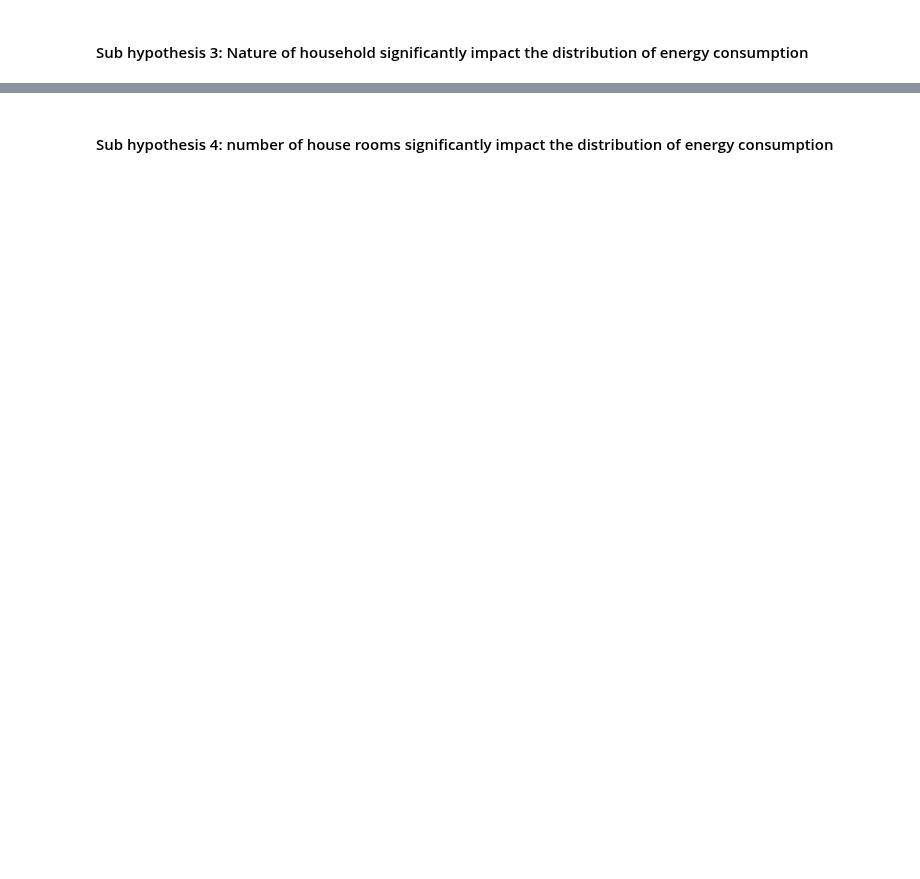
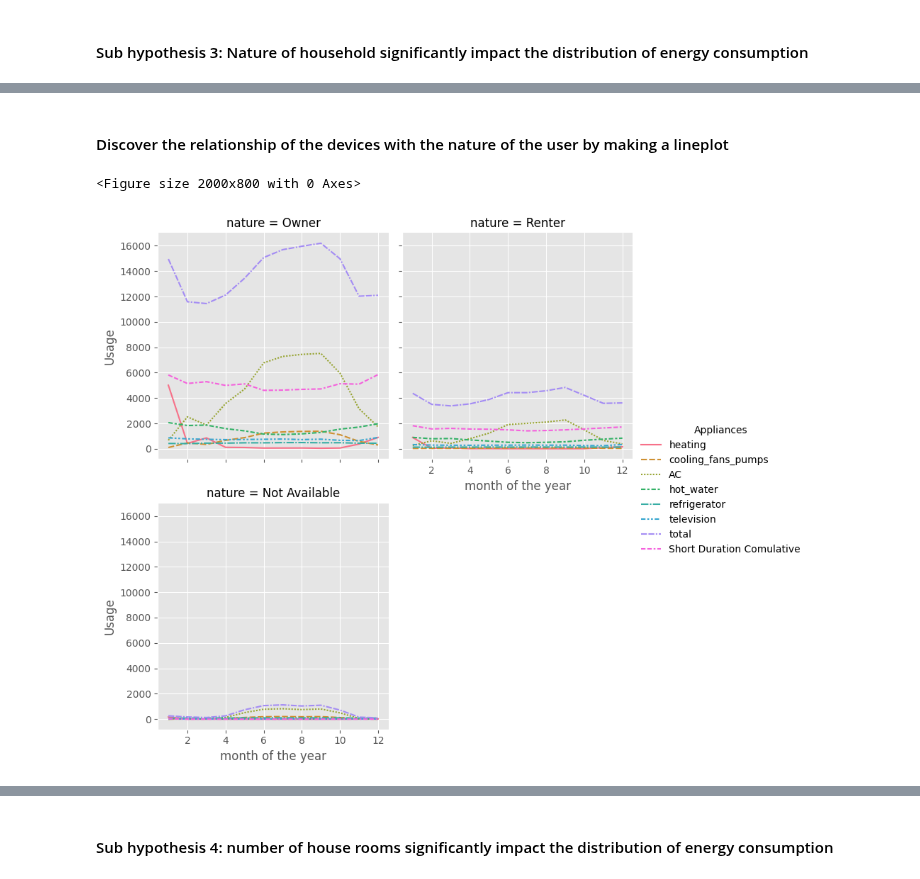
Before and after one commit to 1nuc/load-profile-decomposition, a Jupyter notebook: src/Customer_analysis/run.ipynb, the cells around one changed output, grey strips where cells are left out. Drawn from its saved outputs; the diff is of its cells as text; code cells hidden in the pictures; blank space fills up the shorter version.

```diff
--- a/src/Customer_analysis/run.ipynb
+++ b/src/Customer_analysis/run.ipynb
@@ -658,0 +698,13 @@ vis._barplot_seaborn(occup, 'bldg_id', 'total', 'occupants')
+# %% [markdown]
+#### Discover the relationship of the devices with the nature of the user by making a lineplot
+# %%
+da=nature_df.group_by('month of the year','nature').agg(
+    cs.float().sum()).select(pl.col(*LONG_DURATION).name.replace('^out.electricity.|.energy_consumption..kwh$','')
+                             , 'Short Duration Comulative',
+                                'month of the year','nature').unpivot(
+    cs.float(), index=['month of the year','nature'], variable_name='Appliances', value_name='Usage')
+
+vis.replot_zone(da, 'month of the year','Usage','Appliances', 'nature')
+# %% [output]
+<Figure size 2000x800 with 0 Axes>
+[figure, added]
```
Also changed, not shown: parts of 45 cells of this notebook, 1 other file.
